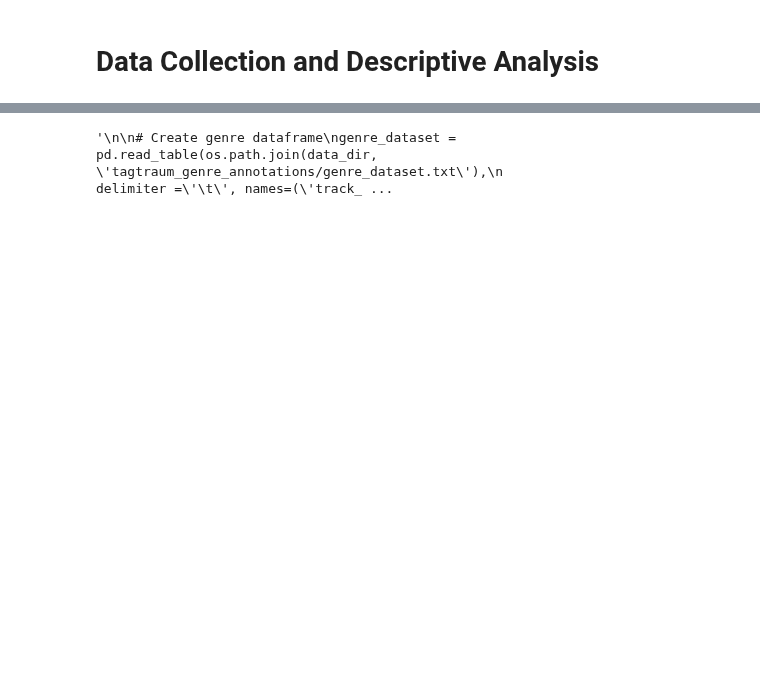
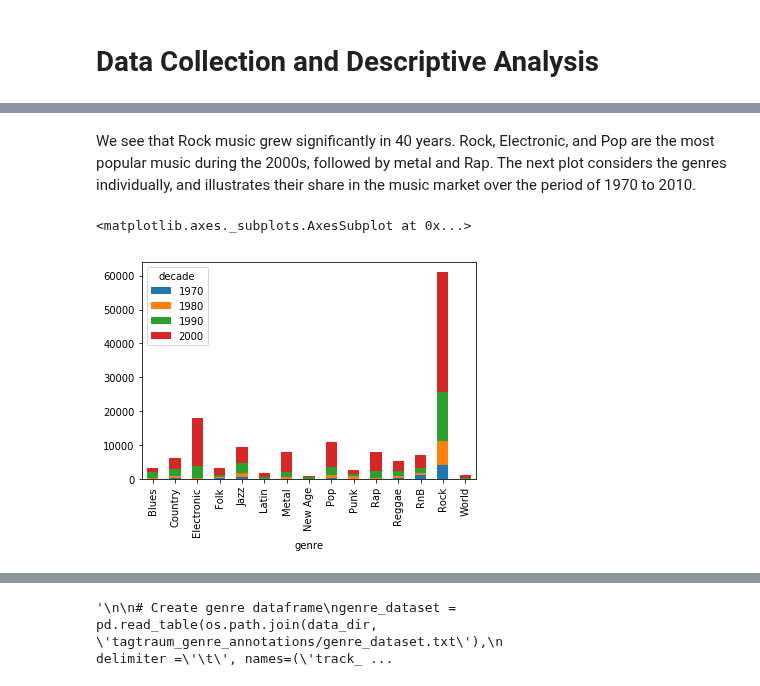
Before and after one commit to axnyang/CS401, a Jupyter notebook: msd_project.ipynb, the cells around one changed output, grey strips where cells are left out. Saved outputs shown, nothing was run; the diff lists cells and outputs as text; code cells hidden in the pictures; blank space fills up the shorter version.

```diff
--- a/msd_project.ipynb
+++ b/msd_project.ipynb
@@ -95,0 +159,8 @@ Using an additional dataset obtained from the million song website that contains
+# %% [markdown]
+We see that Rock music grew significantly in 40 years. Rock, Electronic, and Pop are the most popular music during the 2000s, followed by metal and Rap. The next plot considers the genres individually, and illustrates their share in the music market over the period of 1970 to 2010.
+# %%
+#print(decade_genre.groupby(['genre', 'decade']).size())
+decade_genre.groupby(['genre', 'decade']).size().unstack().plot(kind='bar', stacked = True)
+# %% [output]
+<matplotlib.axes._subplots.AxesSubplot at 0x...>
+[figure, added]
```
Also changed, not shown: parts of 140 cells of this notebook, 2 other files.
